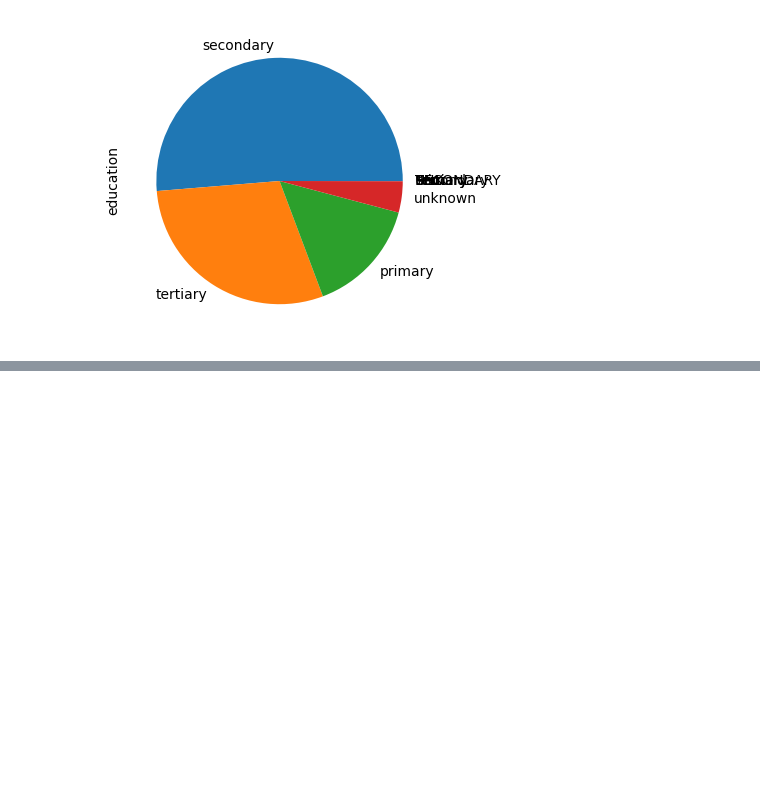
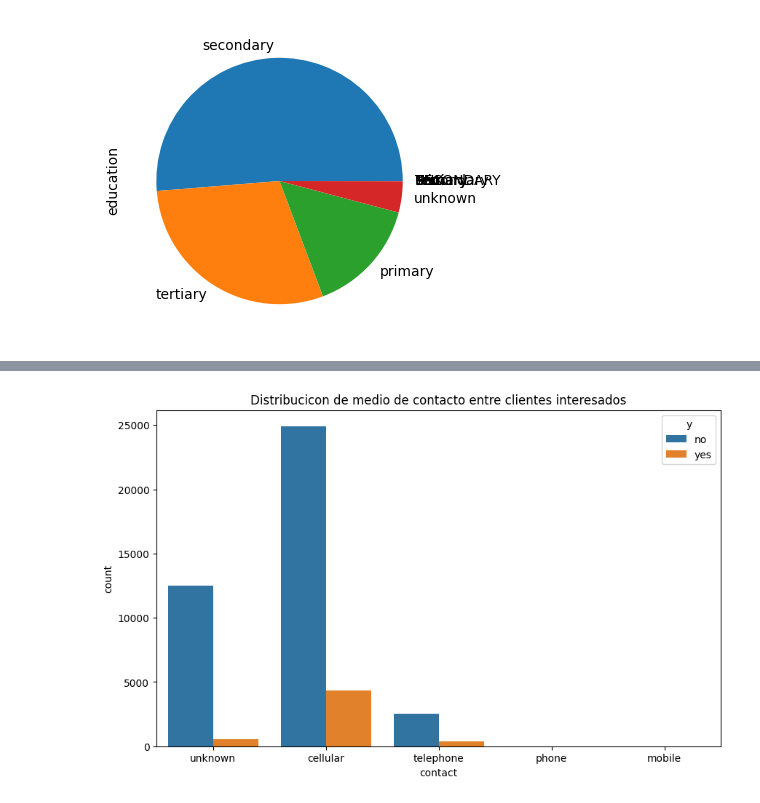
Before and after one commit to LPaolaDuarte/Talento-tech, a Jupyter notebook: TUTORIAL_LIMPIEZA_DE_DATOS_CON_PYTHON_Y_PANDAS.ipynb, the cells around one changed output, grey strips where cells are left out. Saved outputs shown, nothing was run; the diff lists cells and outputs as text; code cells hidden in the pictures; blank space fills up the shorter version.

```diff
--- a/TUTORIAL_LIMPIEZA_DE_DATOS_CON_PYTHON_Y_PANDAS.ipynb
+++ b/TUTORIAL_LIMPIEZA_DE_DATOS_CON_PYTHON_Y_PANDAS.ipynb
@@ -485,0 +504,8 @@ proporcion_hipoteca_interesados = data[(data['housing'] == 'yes') & (data['y'] =
+# %%
+#Distribucion medio de contacto de los clientes interesados:
+plt.figure(figsize=(10, 6))
+sns.countplot(x='contact', hue='y', data=data)
+plt.title('Distribucicon de medio de contacto entre clientes interesados')
+plt.show()
+# %% [output]
+[figure, added]
```
Also changed, not shown: parts of 8 cells of this notebook.
